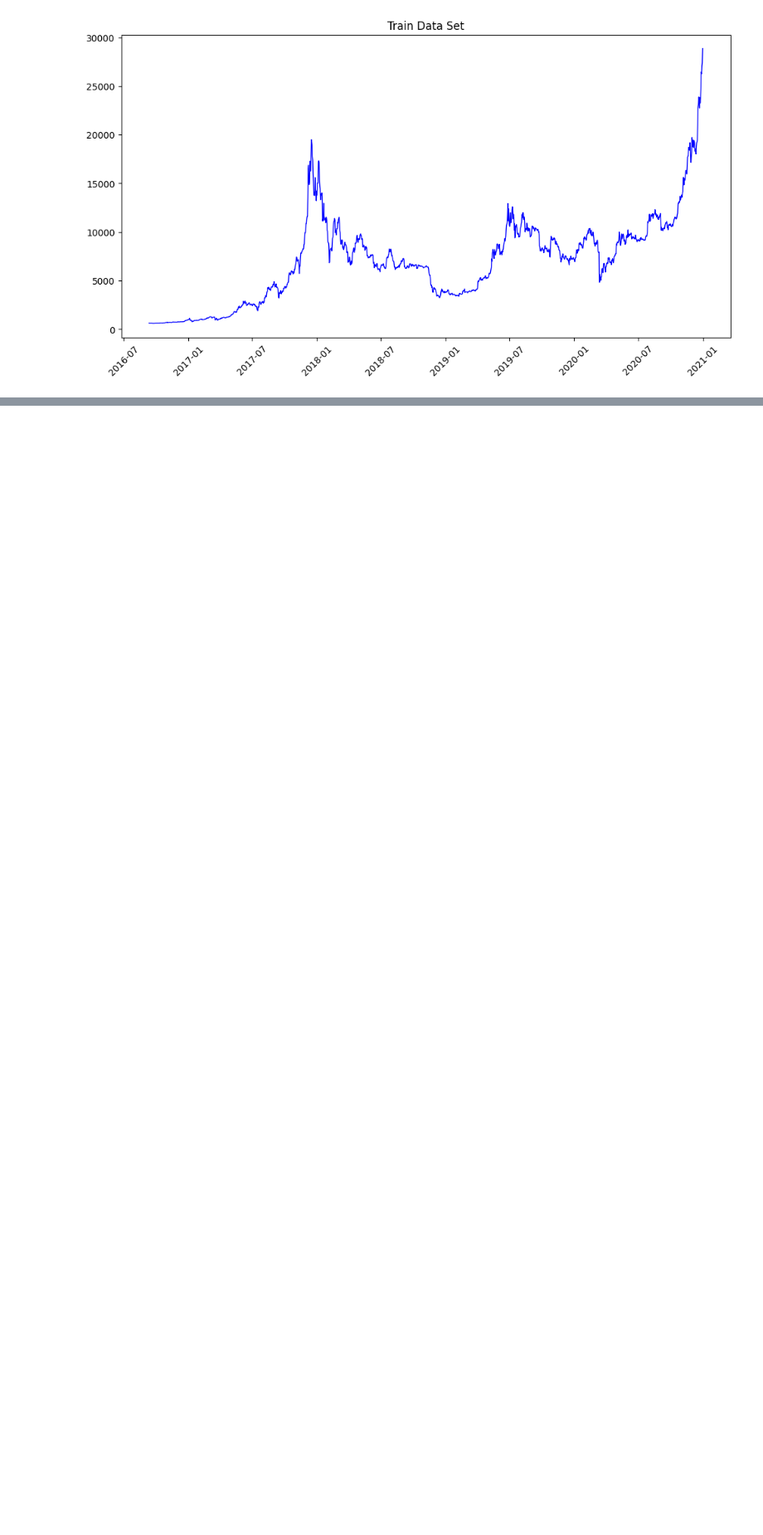
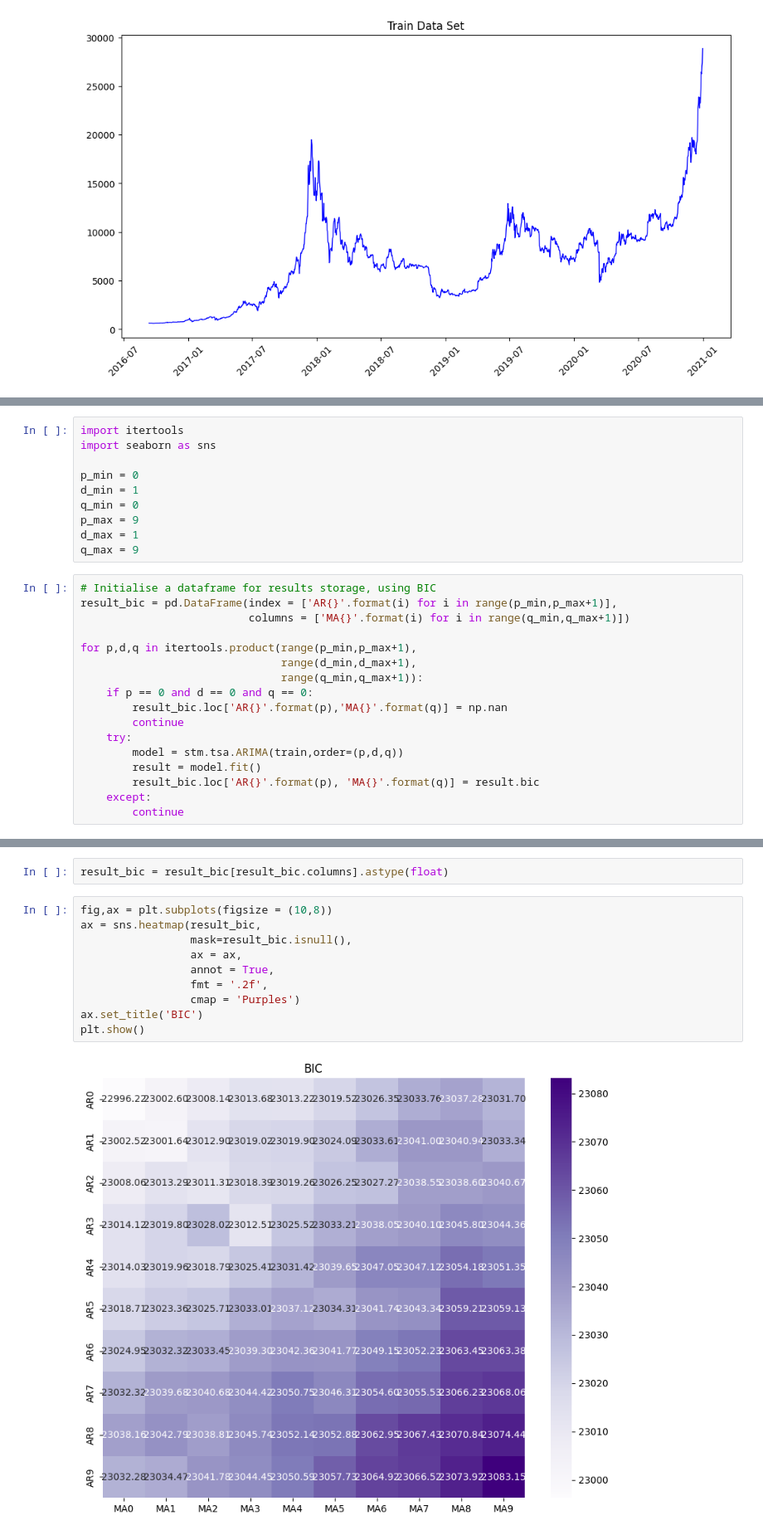
Before and after one commit to AidCheng/MCM-C, a Jupyter notebook: problem_c.ipynb, the cells around one changed output, grey strips where cells are left out. Shown: that part at 83% size. Drawn from its saved outputs; the diff is of its cells as text; blank space fills up the shorter version.

```diff
--- a/problem_c.ipynb
+++ b/problem_c.ipynb
@@ -86,0 +154,27 @@ plt.show()
+# %%
+import itertools
+import seaborn as sns
+
+p_min = 0
+d_min = 1
+q_min = 0
+p_max = 9
+d_max = 1
+q_max = 9
+# %%
+# Initialise a dataframe for results storage, using BIC
+result_bic = pd.DataFrame(index = ['AR{}'.format(i) for i in range(p_min,p_max+1)],
+                          columns = ['MA{}'.format(i) for i in range(q_min,q_max+1)])
+
+for p,d,q in itertools.product(range(p_min,p_max+1),
+                               range(d_min,d_max+1),
+                               range(q_min,q_max+1)):
+    if p == 0 and d == 0 and q == 0:
+        result_bic.loc['AR{}'.format(p),'MA{}'.format(q)] = np.nan
+        continue
+    try:
+        model = stm.tsa.ARIMA(train,order=(p,d,q))
+        result = model.fit()
+        result_bic.loc['AR{}'.format(p), 'MA{}'.format(q)] = result.bic
+    except:
+        continue
@@ -86,0 +195,14 @@ plt.show()
+# %%
+result_bic = result_bic[result_bic.columns].astype(float)
+# %%
+fig,ax = plt.subplots(figsize = (10,8))
+ax = sns.heatmap(result_bic,
+                 mask=result_bic.isnull(),
+                 ax = ax,
+                 annot = True,
+                 fmt = '.2f',
+                 cmap = 'Purples')
+ax.set_title('BIC')
+plt.show()
+# %% [output]
+[figure, added]
```
Also changed, not shown: parts of 19 cells of this notebook.
